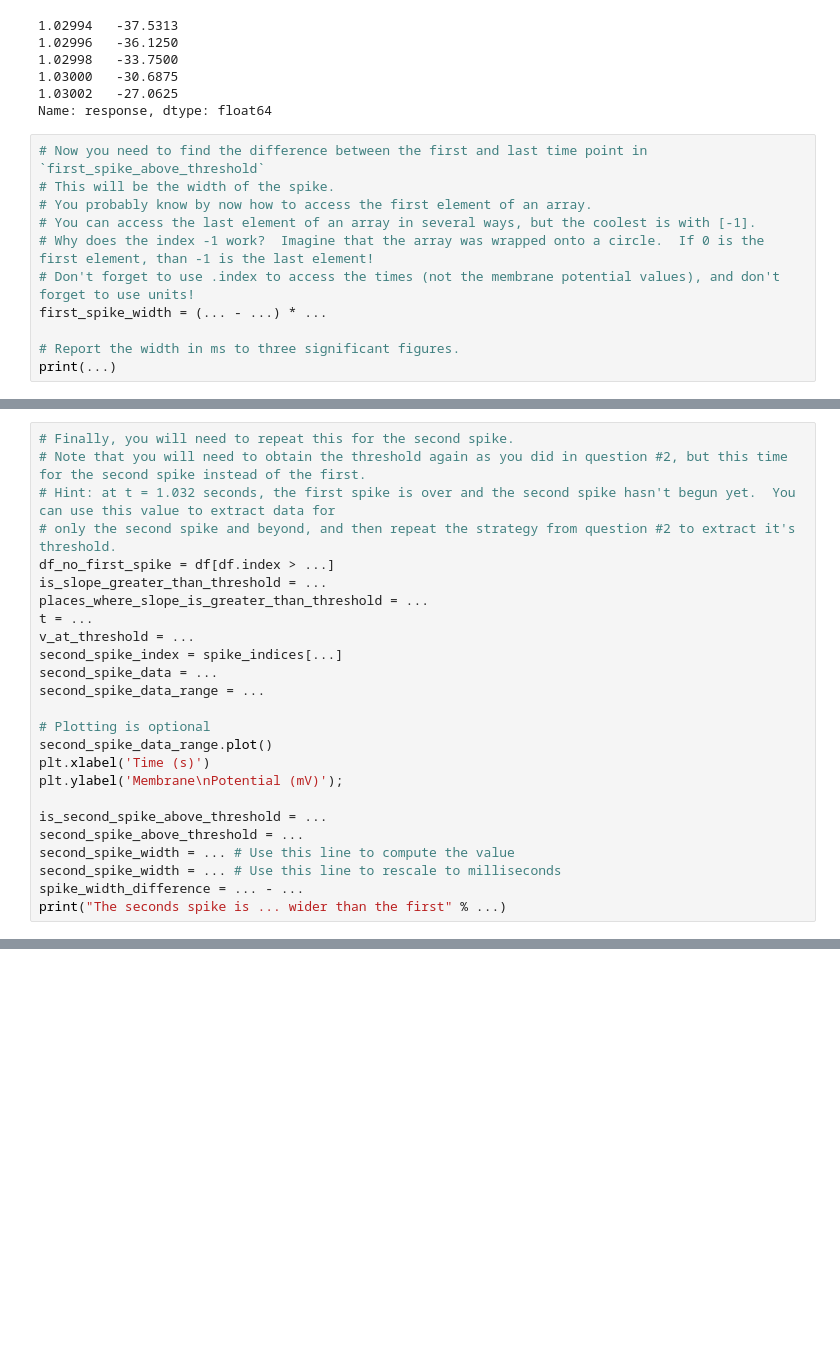
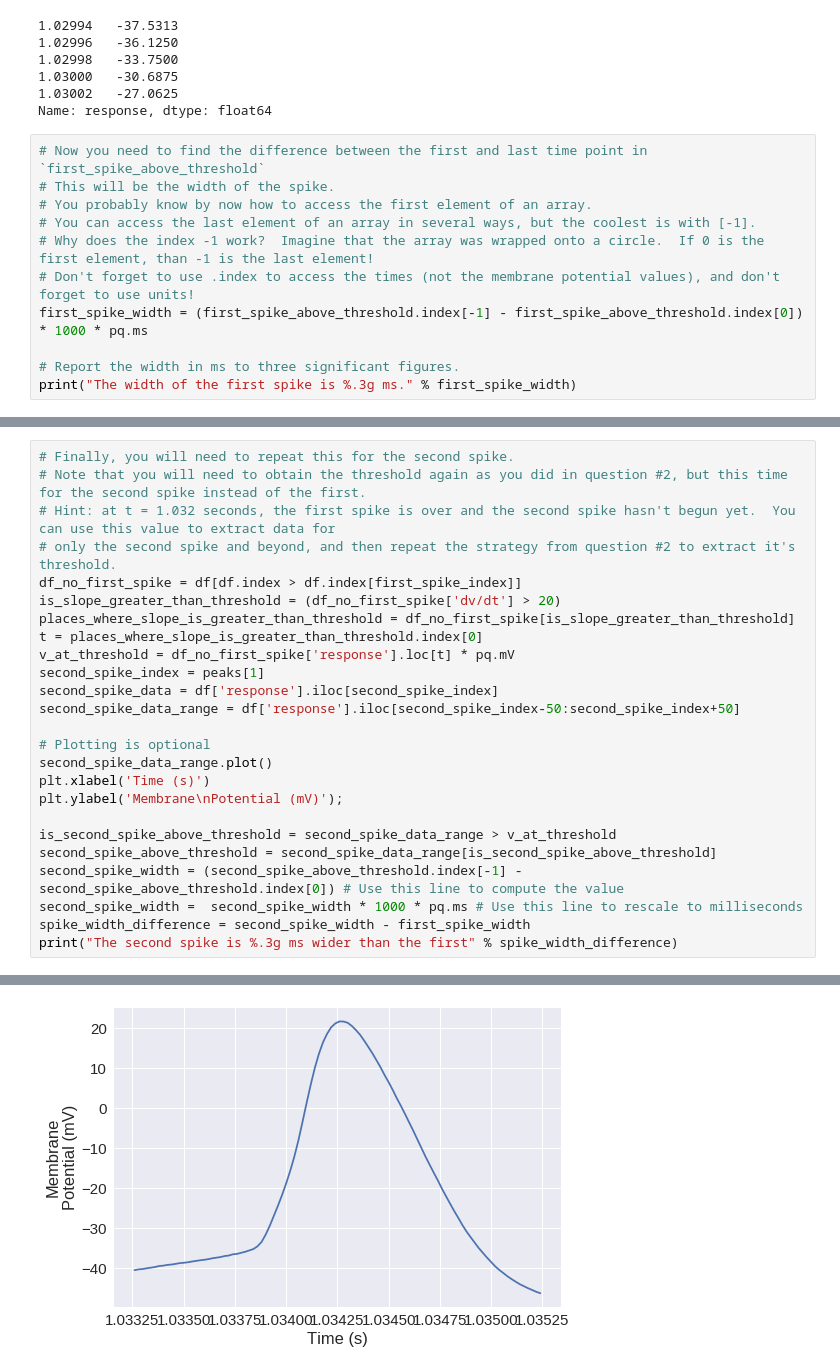
Before and after one commit to charlymccown/MAT494, a Jupyter notebook: neurons_exercises_HW3.ipynb, the cells around one changed output, grey strips where cells are left out. Cells and saved outputs as stored; diff of their text form; blank space fills up the shorter version.

```diff
--- a/neurons_exercises_HW3.ipynb
+++ b/neurons_exercises_HW3.ipynb
@@ -336,7 +336,7 @@ Name: response, dtype: float64
 # You can access the last element of an array in several ways, but the coolest is with [-1].
 # Why does the index -1 work?  Imagine that the array was wrapped onto a circle.  If 0 is the first element, than -1 is the last element!
 # Don't forget to use .index to access the times (not the membrane potential values), and don't forget to use units!
-first_spike_width = (... - ...) * ...
+first_spike_width = (first_spike_above_threshold.index[-1] - first_spike_above_threshold.index[0]) * 1000 * pq.ms
 
 # Report the width in ms to three significant figures.
-print(...)
+print("The width of the first spike is %.3g ms." % first_spike_width)
@@ -345,23 +347,24 @@ print(...)
 # Note that you will need to obtain the threshold again as you did in question #2, but this time for the second spike instead of the first.
 # Hint: at t = 1.032 seconds, the first spike is over and the second spike hasn't begun yet.  You can use this value to extract data for
 # only the second spike and beyond, and then repeat the strategy from question #2 to extract it's threshold.
-df_no_first_spike = df[df.index > ...]
-is_slope_greater_than_threshold = ...
-places_where_slope_is_greater_than_threshold = ...
-t = ...
-v_at_threshold = ...
-second_spike_index = spike_indices[...]
-second_spike_data = ...
-second_spike_data_range = ...
+df_no_first_spike = df[df.index > df.index[first_spike_index]]
+is_slope_greater_than_threshold = (df_no_first_spike['dv/dt'] > 20)
+places_where_slope_is_greater_than_threshold = df_no_first_spike[is_slope_greater_than_threshold]
+t = places_where_slope_is_greater_than_threshold.index[0]
+v_at_threshold = df_no_first_spike['response'].loc[t] * pq.mV
+second_spike_index = peaks[1]
+second_spike_data = df['response'].iloc[second_spike_index]
+second_spike_data_range = df['response'].iloc[second_spike_index-50:second_spike_index+50]
 
 # Plotting is optional
 second_spike_data_range.plot()
 plt.xlabel('Time (s)')
 plt.ylabel('Membrane\nPotential (mV)');
 
-is_second_spike_above_threshold = ...
-second_spike_above_threshold = ...
-second_spike_width = ... # Use this line to compute the value
-second_spike_width = ... # Use this line to rescale to milliseconds
-spike_width_difference = ... - ...
-print("The seconds spike is ... wider than the first" % ...)
+is_second_spike_above_threshold = second_spike_data_range > v_at_threshold
+second_spike_above_threshold = second_spike_data_range[is_second_spike_above_threshold]
+second_spike_width = (second_spike_above_threshold.index[-1] - second_spike_above_threshold.index[0]) # Use this line to compute the value
+second_spike_width =  second_spike_width * 1000 * pq.ms # Use this line to rescale to milliseconds
+spike_width_difference = second_spike_width - first_spike_width
+print("The second spike is %.3g ms wider than the first" % spike_width_difference)
+# %% [output]
@@ -367,0 +372 @@ print("The seconds spike is ... wider than the first" % ...)
+[figure, added]
```
Also changed, not shown: parts of 4 cells of this notebook.
